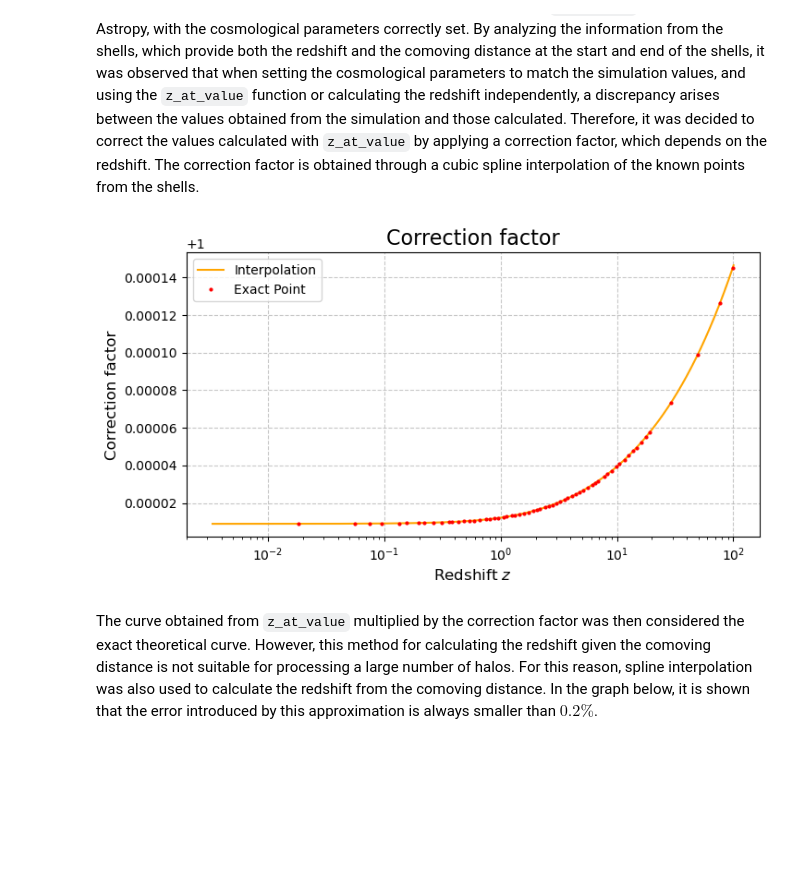
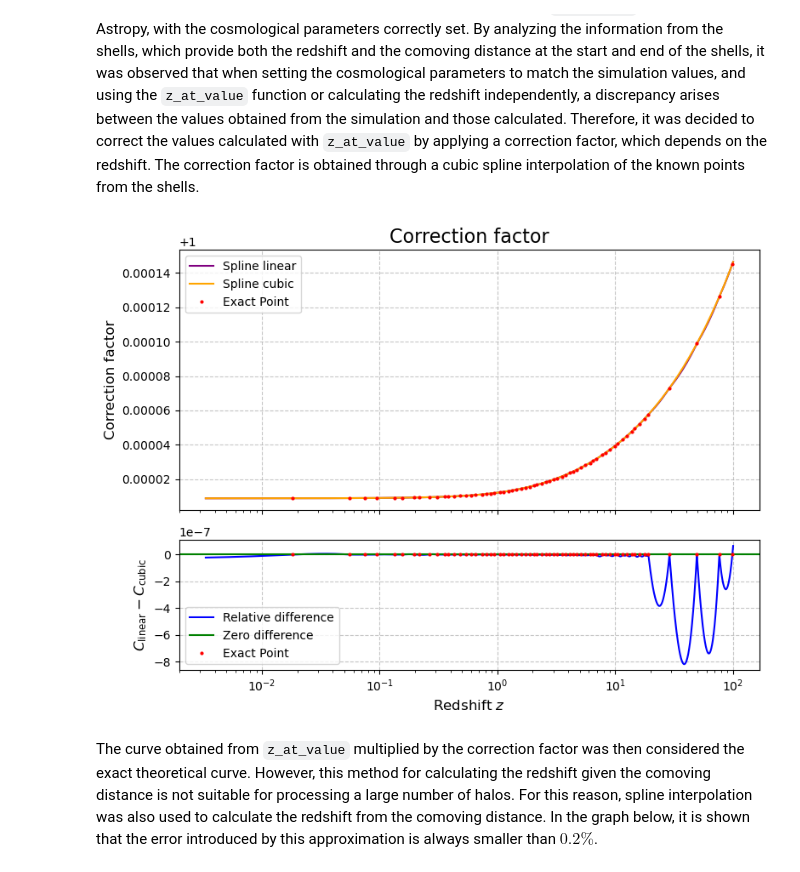
Before and after one commit to matteopicciolini/MasterThesis, a Jupyter notebook: Halos.ipynb, the cells around one changed output. Drawn from its saved outputs; the diff is of its cells as text; code cells hidden in the pictures; blank space fills up the shorter version.

```diff
--- a/Halos.ipynb
+++ b/Halos.ipynb
@@ -31,25 +31,42 @@ unique_distance = distance_sorted[unique_indices]
 # spline
 distance2redshift = make_interp_spline(unique_distance, unique_z, k = 3)
 correction = make_interp_spline(cosmo.data['z'][1:], cosmo.data['z_correction'][1:], k = 3)
+distance2redshift_linear = make_interp_spline(unique_distance, unique_z, k = 1)
+correction_linear = make_interp_spline(cosmo.data['z'][1:], cosmo.data['z_correction'][1:], k = 1)
 
 # Creazione dati
-z_values = np.linspace(0, 100, 500)
-d_values = np.linspace(1e4, 8.6e6, 1000)
+z_values = np.linspace(0, 100, 1000)
+d_values = np.linspace(1e4, 8.6e6, 3000)
 # %%
 redshift = z_at_value(cosmo.cosmo.comoving_distance, d_values * u.kpc / h_Hubble, zmin = 0, zmax = 5000)
 
-plt.figure(figsize=(8,4))
-plt.plot(redshift, correction(redshift), color="orange", label="Interpolation")
-plt.plot(cosmo.data['z'][1:], cosmo.data['z_correction'][1:], marker="o", markersize=2, linestyle="None", color="red", label="Exact Point")
-plt.title("Correction factor", fontsize=16)
-plt.xlabel(f"Redshift $z$", fontsize = 12)
-plt.ylabel(f"Correction factor", fontsize = 12)
-plt.xscale("log")
-plt.grid(True, linestyle='--', alpha=0.7)
-plt.legend()
+fig, (ax1, ax2) = plt.subplots(2, 1, figsize=(8, 6), sharex=True, gridspec_kw={"height_ratios": [2, 1]})
+
+# Primo grafico: Fattore di correzione
+ax1.plot(redshift, correction_linear(redshift), color="purple", label="Spline linear")
+ax1.plot(redshift, correction(redshift), color="orange", label="Spline cubic")
+ax1.plot(cosmo.data['z'][1:], cosmo.data['z_correction'][1:], marker="o", markersize=2, linestyle="None", color="red", label="Exact Point")
+ax1.set_title("Correction factor", fontsize=16)
+ax1.set_ylabel("Correction factor", fontsize=12)
+ax1.set_xscale("log")
+ax1.grid(True, linestyle='--', alpha=0.7)
+ax1.legend(fontsize=10)
+
+# Secondo grafico: Differenza relativa
+difference = (correction_linear(redshift) - correction(redshift))
+ax2.plot(redshift, difference, color="blue", label="Relative difference")
+ax2.axhline(0, color='green', linestyle='-', label='Zero difference')
+plt.plot(cosmo.data['z'][1:], np.zeros_like(cosmo.data['z'][1:]), marker="o", markersize=2, linestyle="None", color="red", label="Exact Point")
+ax2.set_xlabel("Redshift $z$", fontsize=12)
+ax2.set_ylabel(r"$C_{\rm linear} - C_{\rm cubic}$", fontsize=12)
+ax2.grid(True, linestyle="--", alpha=0.7)
+ax2.legend(fontsize=10)
+
+# Adattamento layout
+plt.tight_layout()
 plt.show()
 # %% [output]
-[figure, old version]
+[figure, new version]
 # %% [markdown]
 
 The curve obtained from `z_at_value` multiplied by the correction factor was then considered the exact theoretical curve. However, this method for calculating the redshift given the comoving distance is not suitable for processing a large number of halos. For this reason, spline interpolation was also used to calculate the redshift from the comoving distance. In the graph below, it is shown that the error introduced by this approximation is always smaller than $0.2\%$.
```
Also changed, not shown: parts of 11 cells of this notebook, 1 other file.
